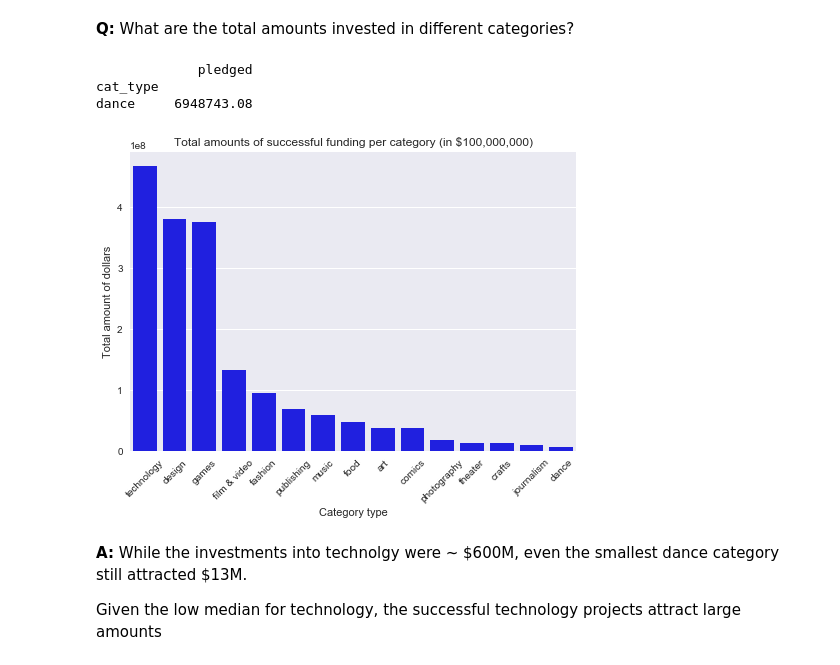
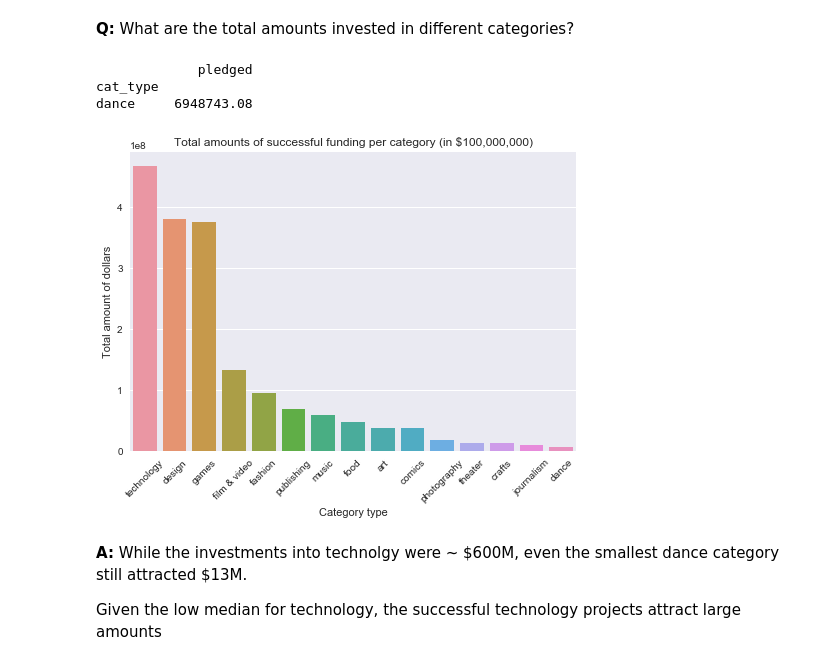
Before and after one commit to vlcekl/ds-crowdfunding, a Jupyter notebook: notebooks/statistics.ipynb, the cells around one changed output. Drawn from its saved outputs; the diff is of its cells as text; code cells hidden in the pictures.

```diff
--- a/notebooks/statistics.ipynb
+++ b/notebooks/statistics.ipynb
@@ -655,17 +669,18 @@ plt.title('Median amounts of pledged and targeted by category')
 **Q:** What are the total amounts invested in different categories?
 # %%
 pl = df.loc[df.state == 'successful'].groupby('cat_type').sum()[['pledged']].sort_values(by='pledged', ascending=False)
-sns.barplot(x=pl.index, y='pledged', data=pl, color='blue')
+sns.barplot(x=pl.index, y='pledged', data=pl)
 plt.xlabel('Category type')
 plt.ylabel('Total amount of dollars')
 plt.title("Total amounts of successful funding per category (in $100,000,000)")
 plt.xticks(rotation=45)
+plt.savefig('../reports/figures/category_amounts.png')
 print(pl.tail(1))
 # %% [output]
              pledged
 cat_type
 dance     6948743.08
-[figure, old version]
+[figure, new version]
 # %% [markdown]
 **A:** While the investments into technolgy were ~ \$600M, even the smallest dance category still attracted \$13M.
 
```
Also changed, not shown: parts of 28 cells of this notebook, 11 other files.
